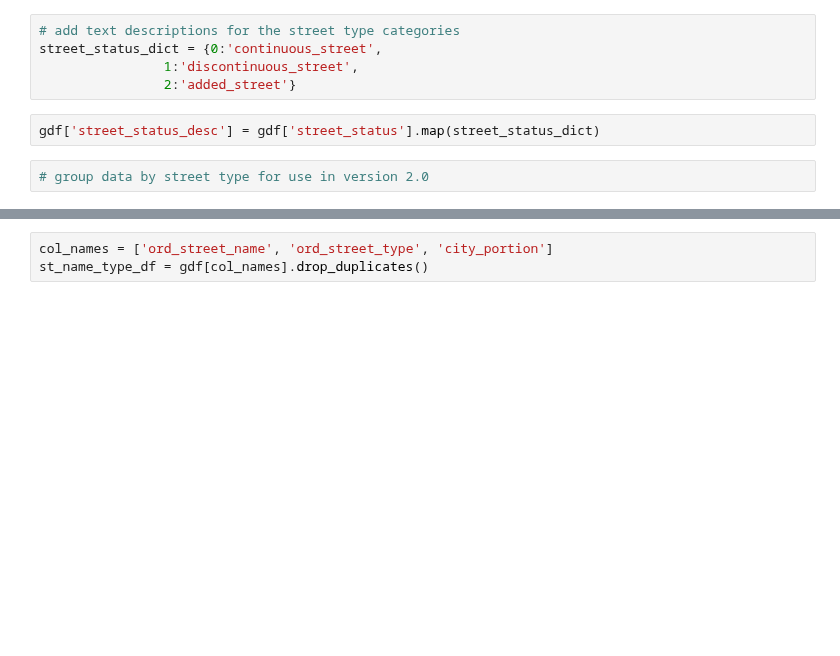
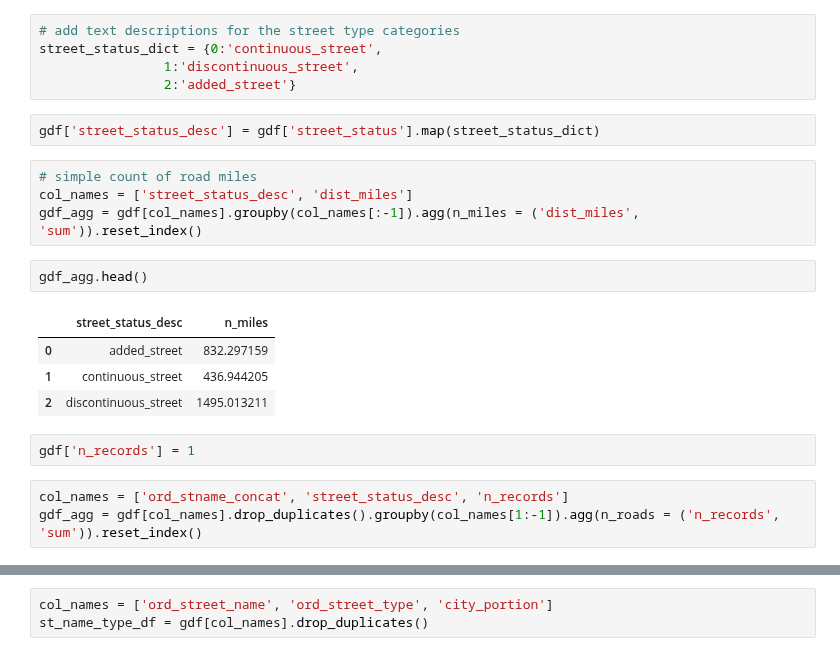
Before and after one commit to mike-babb/seattle_streets, a Jupyter notebook: code/step_04_prepare_graphs_and_stats.ipynb, the cells around one changed output, grey strips where cells are left out. Saved outputs shown, nothing was run; the diff lists cells and outputs as text; blank space fills up the shorter version.

```diff
--- a/code/step_04_prepare_graphs_and_stats.ipynb
+++ b/code/step_04_prepare_graphs_and_stats.ipynb
@@ -44,5 +44,19 @@ street_status_dict = {0:'continuous_street',
                 2:'added_street'}
 # %%
 gdf['street_status_desc'] = gdf['street_status'].map(street_status_dict)
-# %%
-# group data by street type for use in version 2.0
+# %%
+# simple count of road miles
+col_names = ['street_status_desc', 'dist_miles']
+gdf_agg = gdf[col_names].groupby(col_names[:-1]).agg(n_miles = ('dist_miles', 'sum')).reset_index()
+# %%
+gdf_agg.head()
+# %% [output]
+|  | street_status_desc | n_miles |
+| 0 | added_street | 832.297159 |
+| 1 | continuous_street | 436.944205 |
+| 2 | discontinuous_street | 1495.013211 |
+# %%
+gdf['n_records'] = 1
+# %%
+col_names = ['ord_stname_concat', 'street_status_desc', 'n_records']
+gdf_agg = gdf[col_names].drop_duplicates().groupby(col_names[1:-1]).agg(n_roads = ('n_records', 'sum')).reset_index()
```
Also changed, not shown: parts of 7 cells of this notebook, 22 other files.
